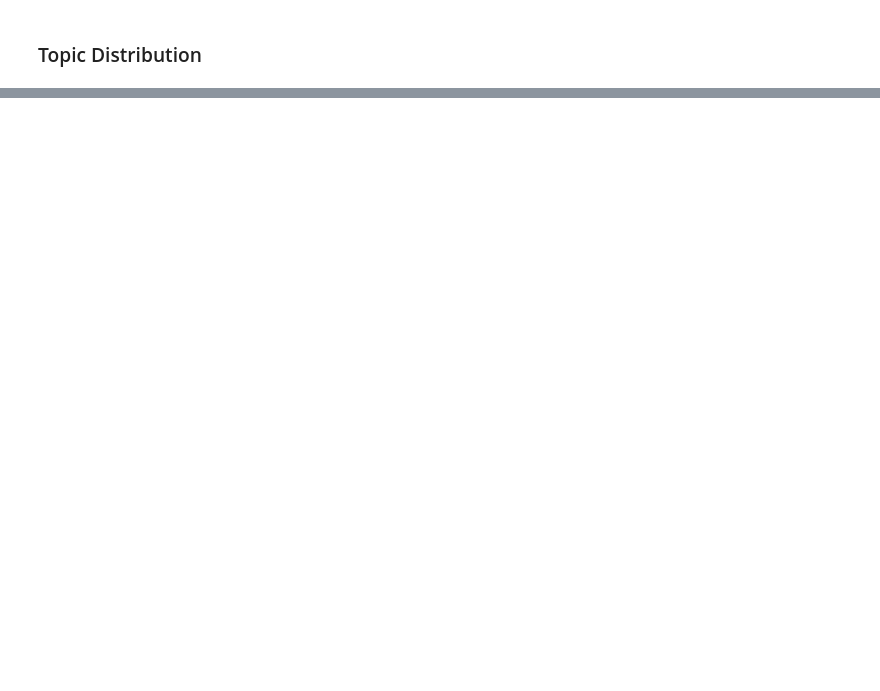
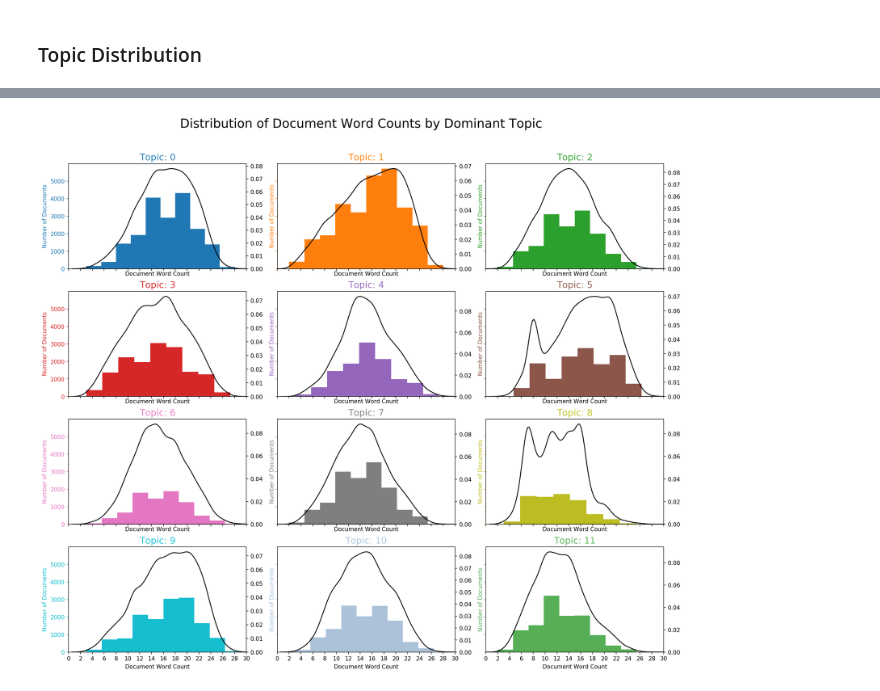
Before and after one commit to opardo/BlackLivesMatter, a Jupyter notebook: TopicModeling/get_topics_ferguson_mikebrown.ipynb, the cells around one changed output, grey strips where cells are left out. Drawn from its saved outputs; the diff is of its cells as text; code cells hidden in the pictures; blank space fills up the shorter version.

```diff
--- a/TopicModeling/get_topics_ferguson_mikebrown.ipynb
+++ b/TopicModeling/get_topics_ferguson_mikebrown.ipynb
@@ -529,0 +555,26 @@ df_dominant_topics
+# %%
+import seaborn as sns
+import matplotlib.colors as mcolors
+colors = mcolors.TABLEAU_COLORS
+colors.update(mcolors.XKCD_COLORS)
+cols = [color for name, color in colors.items()]
+
+fig, axes = plt.subplots(4,3,figsize=(16,14), dpi=160, sharex=True, sharey=True)
+
+for i, ax in enumerate(axes.flatten()):
+    df_dominant_topic_sub = df_dominant_topic.loc[df_dominant_topic.Dominant_Topic == i, :]
+    doc_lens = [len(d) for d in df_dominant_topic_sub.Words]
+    ax.hist(doc_lens, color=cols[i])
+    ax.tick_params(axis='y', labelcolor=cols[i], color=cols[i])
+    sns.kdeplot(doc_lens, color="black", shade=False, bw=0.8, ax=ax.twinx())
+    ax.set(xlim=(0, 30), xlabel='Document Word Count')
+    ax.set_ylabel('Number of Documents', color=cols[i])
+    ax.set_title('Topic: '+str(i), fontdict=dict(size=16, color=cols[i]))
+
+fig.tight_layout()
+fig.subplots_adjust(top=0.90)
+plt.xticks(np.arange(0, 32, 2))
+fig.suptitle('Distribution of Document Word Counts by Dominant Topic', fontsize=22)
+plt.show()
+# %% [output]
+[figure, added]
```
Also changed, not shown: parts of 17 cells of this notebook.
